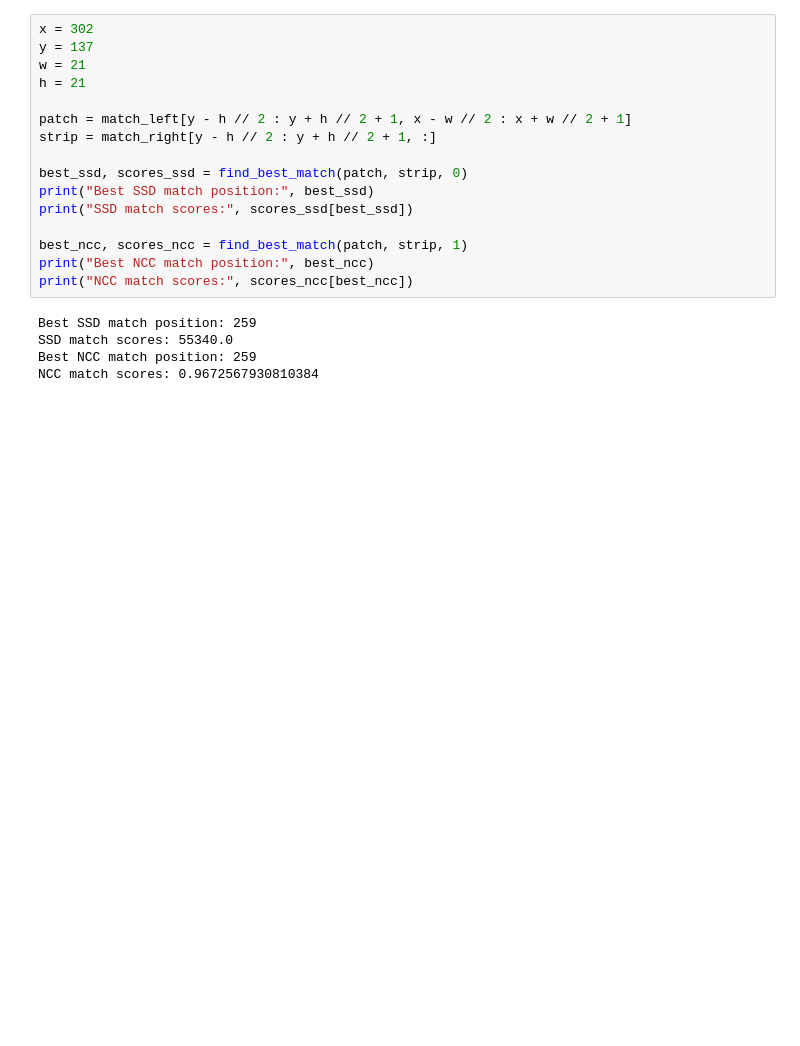
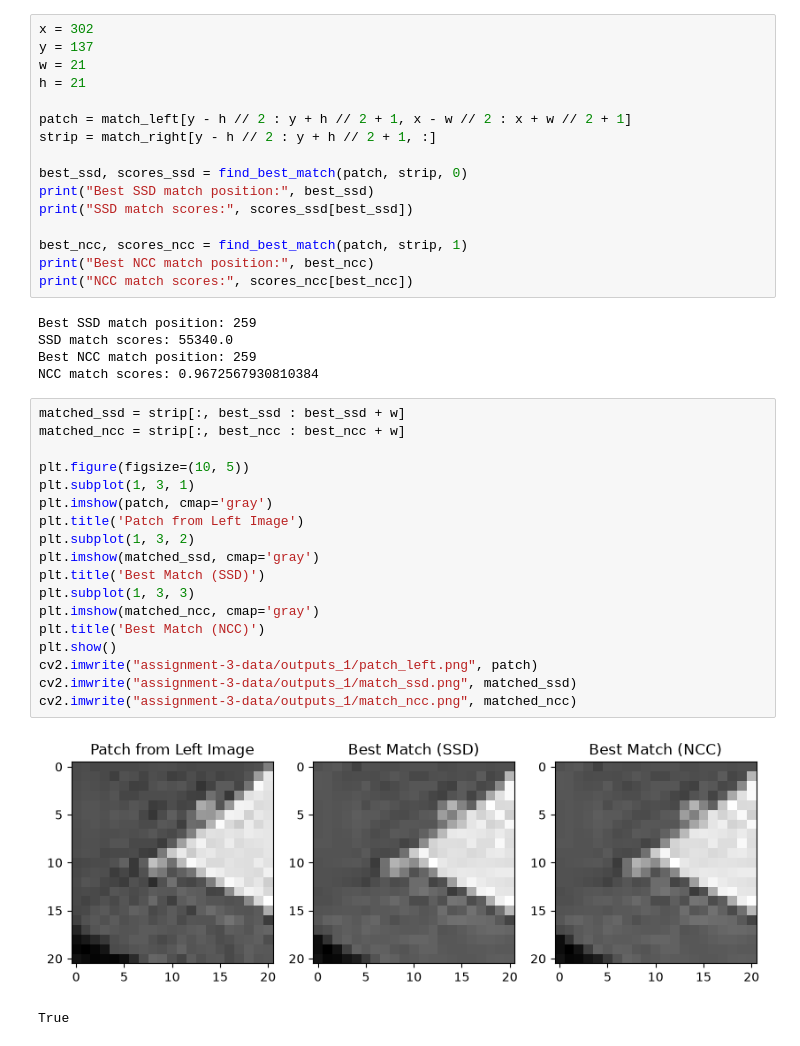
Before and after one commit to nick221619/assignment-3-nikolas, a Jupyter notebook: part_1.ipynb, the cells around one changed output. Drawn from its saved outputs; the diff is of its cells as text; blank space fills up the shorter version.

```diff
--- a/part_1.ipynb
+++ b/part_1.ipynb
@@ -78,3 +78,24 @@ Best SSD match position: 259
 SSD match scores: 55340.0
 Best NCC match position: 259
 NCC match scores: 0.9672567930810384
+# %%
+matched_ssd = strip[:, best_ssd : best_ssd + w]
+matched_ncc = strip[:, best_ncc : best_ncc + w]
+
+plt.figure(figsize=(10, 5))
+plt.subplot(1, 3, 1)
+plt.imshow(patch, cmap='gray')
+plt.title('Patch from Left Image')
+plt.subplot(1, 3, 2)
+plt.imshow(matched_ssd, cmap='gray')
+plt.title('Best Match (SSD)')
+plt.subplot(1, 3, 3)
+plt.imshow(matched_ncc, cmap='gray')
+plt.title('Best Match (NCC)')
+plt.show()
+cv2.imwrite("assignment-3-data/outputs_1/patch_left.png", patch)
+cv2.imwrite("assignment-3-data/outputs_1/match_ssd.png", matched_ssd)
+cv2.imwrite("assignment-3-data/outputs_1/match_ncc.png", matched_ncc)
+# %% [output]
+[figure, added]
+True
```
Also changed, not shown: parts of 3 cells of this notebook.
